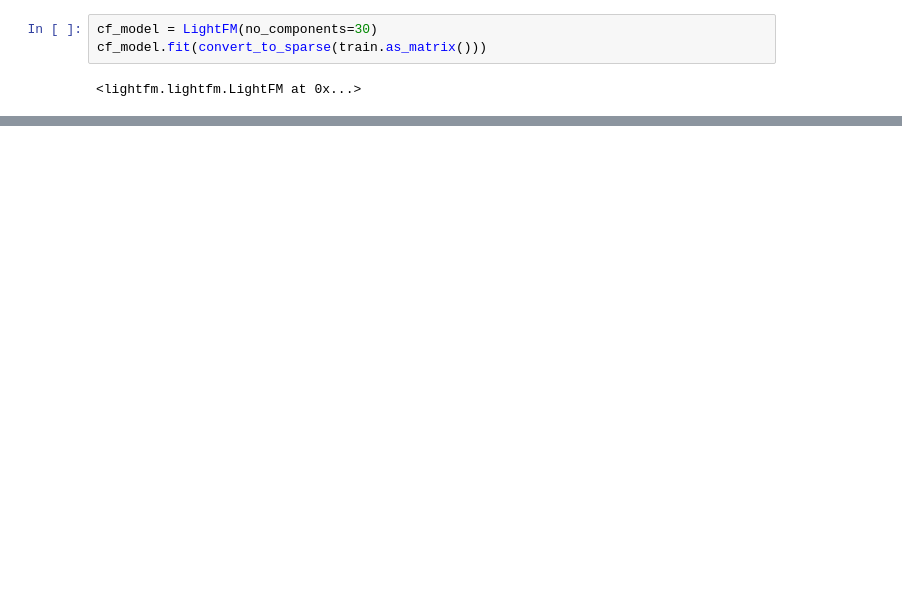
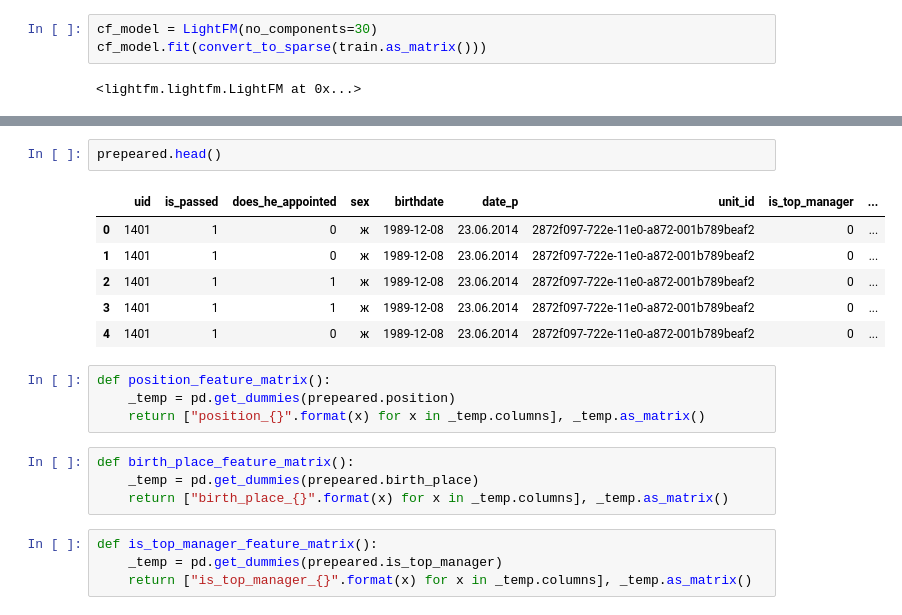
Before and after one commit to dp-cylme/hrhackathon, a Jupyter notebook: notebooks/d61h6ka.ipynb, the cells around one changed output, grey strips where cells are left out. Drawn from its saved outputs; the diff is of its cells as text; blank space fills up the shorter version.

```diff
--- a/notebooks/d61h6ka.ipynb
+++ b/notebooks/d61h6ka.ipynb
@@ -112,0 +106,21 @@ Chart(users_2d_presentation_df).mark_point().encode(x = 'x', y = 'y')
+# %%
+prepeared.head()
+# %% [output]
+|  | uid | is_passed | does_he_appointed | sex | birthdate | date_p | unit_id | is_top_manager | ... |
+| 0 | 1401 | 1 | 0 | ж | 1989-12-08 | 23.06.2014 | 2872f097-722e-11e0-a872-001b789beaf2 | 0 | ... |
+| 1 | 1401 | 1 | 0 | ж | 1989-12-08 | 23.06.2014 | 2872f097-722e-11e0-a872-001b789beaf2 | 0 | ... |
+| 2 | 1401 | 1 | 1 | ж | 1989-12-08 | 23.06.2014 | 2872f097-722e-11e0-a872-001b789beaf2 | 0 | ... |
+| 3 | 1401 | 1 | 1 | ж | 1989-12-08 | 23.06.2014 | 2872f097-722e-11e0-a872-001b789beaf2 | 0 | ... |
+| 4 | 1401 | 1 | 0 | ж | 1989-12-08 | 23.06.2014 | 2872f097-722e-11e0-a872-001b789beaf2 | 0 | ... |
+# %%
+def position_feature_matrix():
+    _temp = pd.get_dummies(prepeared.position)
+    return ["position_{}".format(x) for x in _temp.columns], _temp.as_matrix()
+# %%
+def birth_place_feature_matrix():
+    _temp = pd.get_dummies(prepeared.birth_place)
+    return ["birth_place_{}".format(x) for x in _temp.columns], _temp.as_matrix()
+# %%
+def is_top_manager_feature_matrix():
+    _temp = pd.get_dummies(prepeared.is_top_manager)
+    return ["is_top_manager_{}".format(x) for x in _temp.columns], _temp.as_matrix()
```
Also changed, not shown: parts of 22 cells of this notebook.
